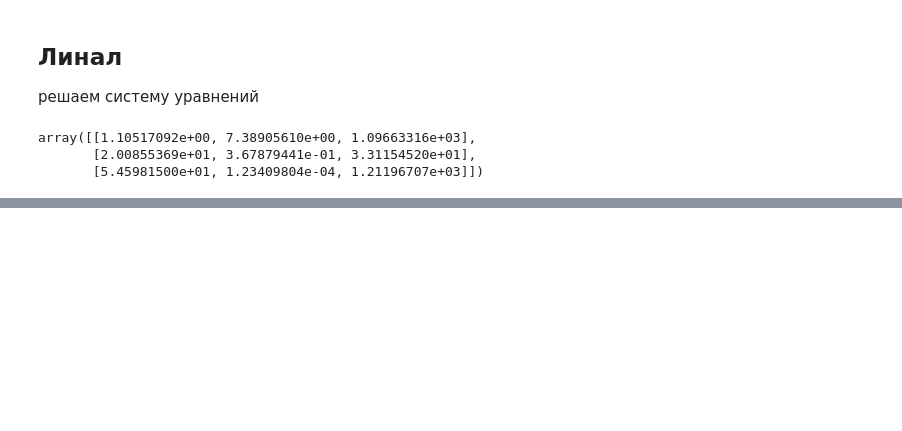
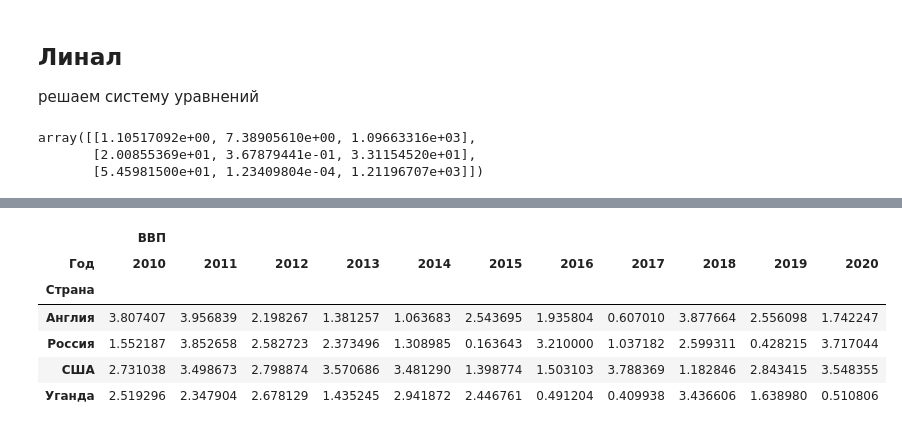
Before and after one commit to IlonaParik/SPBGU-Analitics-2021, a Jupyter notebook: lessons/29-11-2021/math.ipynb, the cells around one changed output, grey strips where cells are left out. Saved outputs shown, nothing was run; the diff lists cells and outputs as text; code cells hidden in the pictures; blank space fills up the shorter version.

```diff
--- a/lessons/29-11-2021/math.ipynb
+++ b/lessons/29-11-2021/math.ipynb
@@ -189,0 +232,13 @@ array([[1.10517092e+00, 7.38905610e+00, 1.09663316e+03],
+# %%
+
+counties = ['Россия', 'Уганда', 'США', 'Англия']
+years = list(range(2010, 2021))
+
+stat = []
+for country in counties:
+    for year in years:
+        stat.append([country, year, np.random.uniform(0.1, 4)])
+
+
+data = pd.DataFrame(stat)
+data.columns = ['Страна', 'Год', 'ВВП']
@@ -189,0 +254,10 @@ array([[1.10517092e+00, 7.38905610e+00, 1.09663316e+03],
+# %%
+pd.pivot(data, index='Страна', columns='Год')
+# %% [output]
+|  | ВВП |  |  |  |  |  |  |  |  |  |  |
+| Год | 2010 | 2011 | 2012 | 2013 | 2014 | 2015 | 2016 | 2017 | 2018 | 2019 | 2020 |
+| Страна |  |  |  |  |  |  |  |  |  |  |  |
+| Англия | 3.807407 | 3.956839 | 2.198267 | 1.381257 | 1.063683 | 2.543695 | 1.935804 | 0.607010 | 3.877664 | 2.556098 | 1.742247 |
+| Россия | 1.552187 | 3.852658 | 2.582723 | 2.373496 | 1.308985 | 0.163643 | 3.210000 | 1.037182 | 2.599311 | 0.428215 | 3.717044 |
+| США | 2.731038 | 3.498673 | 2.798874 | 3.570686 | 3.481290 | 1.398774 | 1.503103 | 3.788369 | 1.182846 | 2.843415 | 3.548355 |
+| Уганда | 2.519296 | 2.347904 | 2.678129 | 1.435245 | 2.941872 | 2.446761 | 0.491204 | 0.409938 | 3.436606 | 1.638980 | 0.510806 |
```
Also changed, not shown: parts of 22 cells of this notebook, 3 other files.
